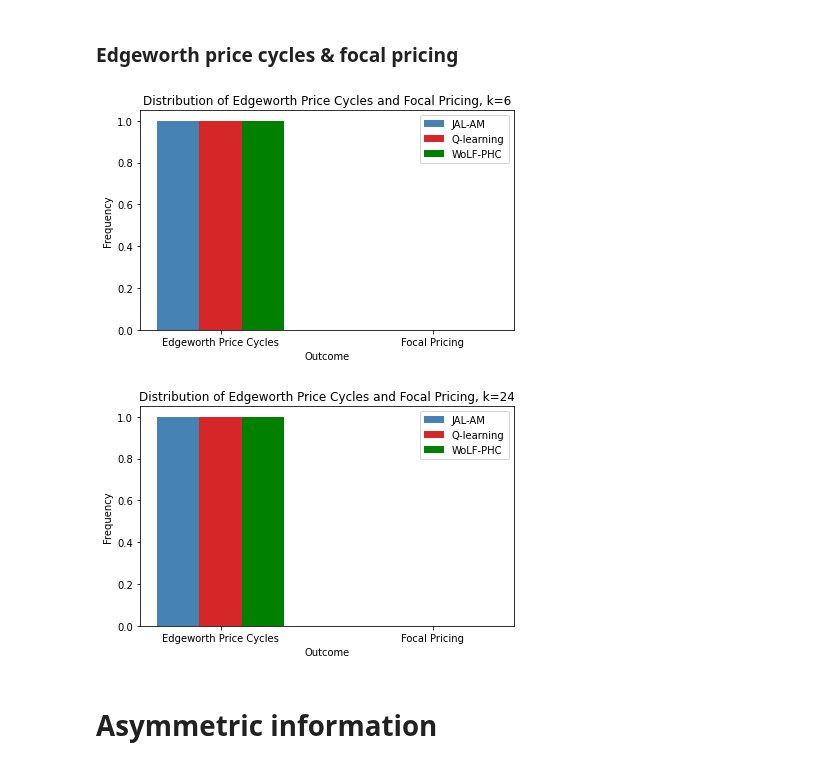
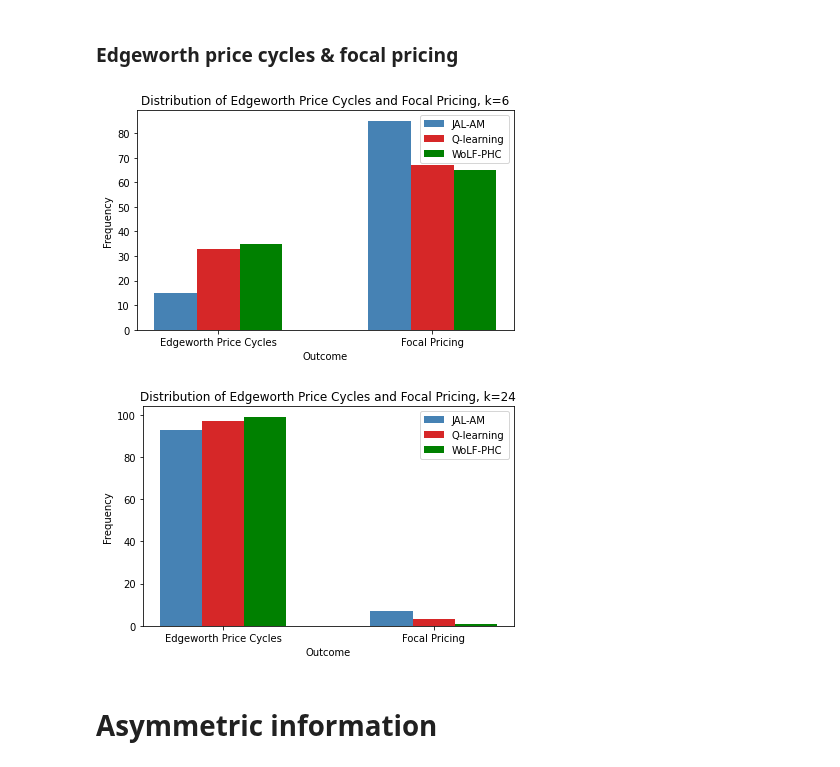
Before and after one commit to nicklasbusk/Bachelorprojekt, a Jupyter notebook: Code/graphs.ipynb, the cells around one changed output. Saved outputs shown, nothing was run; the diff lists cells and outputs as text; code cells hidden in the pictures.

```diff
--- a/Code/graphs.ipynb
+++ b/Code/graphs.ipynb
@@ -10,7 +11,7 @@ import seaborn as sns
 # %% [markdown]
 # Baseline
 # %%
-def run_sim(alpha, gamma, delta_l, delta_w, k, T, n):#(0.3,0.95,0.2,0.6,np.linspace(0,1,7),500000,100)
+def run_all_sim(alpha, gamma, delta_l, delta_w, k, T, n):#(0.3,0.95,0.2,0.6,np.linspace(0,1,7),500000,100)
     """
     args:
         alpha: step-size parameter
@@ -74,6 +75,32 @@ def run_sim(alpha, gamma, delta_l, delta_w, k, T, n):#(0.3,0.95,0.2,0.6,np.linsp
     avg_avg_profitabilities = np.divide(summed_avg_profitabilities, n)
     WoLF_PHC_res=[avg_avg_profitabilities, avg_prof_gain, edge, focal]
     return JAL_AM_res,Q_learner_res, WoLF_PHC_res, n, len(k)
+# %%
+def run_all_sim(n,k):
+    """
+    args:
+        alpha: step-size parameter
+        gamma: discount factor
+        delta_l:
+        delta_w:
+        k: length of price action vector
+        T: number of total simulations
+        n: number of runs simulated
+    returns:
+        JAL_AM_res: list conating avg. profitabilities, avg. profit gain, counter for both edgeworth price cycles and focal pricing for JAL-AM
+        Q_learner_res: list conating avg. profitabilities, avg. profit gain, counter for both edgeworth price cycles and focal pricing for Q-learning
+        WoLF_PHC_res: list conating avg. profitabilities, avg. profit gain, counter for both edgeworth price cycles and focal pricing for WoLF-PHC
+    """
+    avg_prof_JAL_AM, avg_prof_gain_JAL_AM, edge_JAL_AM, focal_JAL_AM = run_sim_JAL_AM(n, k)
+    JAL_AM_res = [avg_prof_JAL_AM, avg_prof_gain_JAL_AM, edge_JAL_AM, focal_JAL_AM]
+
+    avg_prof_Q, avg_prof_gain_Q, edge_Q, focal_Q = run_sim_Q(n, k)
+    Q_res = [avg_prof_Q, avg_prof_gain_Q, edge_Q, focal_Q]
+
+    avg_prof_WoLF_PHC, avg_prof_gain_WoLF_PHC, edge_WoLF_PHC, focal_WoLF_PHC = run_sim_wolf(n,k)
+    WoLF_PHC_res = [avg_prof_WoLF_PHC, avg_prof_gain_WoLF_PHC, edge_WoLF_PHC, focal_WoLF_PHC]
+
+    return JAL_AM_res,Q_res,WoLF_PHC_res
 # %%
-JAL_AM_res,Q_learner_res, WoLF_PHC_res, t, k=run_sim(0.3,0.95,0.2,0.6,np.linspace(0,1,7),500000,1)
+JAL_AM_res,Q_res,WoLF_PHC_res = run_all_sim(100, np.linspace(0,1, 7))
 # %%
@@ -108,6 +135,6 @@ def plot_profitability(t, k, JAL_AM_res, Q_learner_res, WoLF_PHC_res, mu=0, base
         plt.savefig(f'Graphs/asym_prof_k{k}_mu{mu}.png')
     plt.show()
 # %%
-plot_profitability(t, k, JAL_AM_res, Q_learner_res, WoLF_PHC_res, 0)
-plot_profitability(tt, k24, JAL_AM_res24, Q_learner_res24, WoLF_PHC_res24, 0)
+plot_profitability(100, 7, JAL_AM_res, Q_res, WoLF_PHC_res, 0)
+plot_profitability(100, 25, JAL_AM_res24, Q_res24, WoLF_PHC_res24, 0)
 # %% [output]
@@ -217,19 +244,19 @@ def plot_edge_focal(edgeworth_data, focal_data, k):
     plt.savefig(f'Graphs/edgeworth_focal_k{k}.png')
     plt.show()
 # %%
-edgeworth_data = [JAL_AM_res[2], Q_learner_res[2], WoLF_PHC_res[2]]
-focal_data = [JAL_AM_res[3], Q_learner_res[3], WoLF_PHC_res[3]]
+edgeworth_data = [JAL_AM_res[2], Q_res[2], WoLF_PHC_res[2]]
+focal_data = [JAL_AM_res[3], Q_res[3], WoLF_PHC_res[3]]
 
 plot_edge_focal(edgeworth_data, focal_data, 6)
 # %% [output]
-[figure, old version]
+[figure, new version]
 # %%
-edgeworth_data24 = [JAL_AM_res24[2], Q_learner_res24[2], WoLF_PHC_res24[2]]
-focal_data24 = [JAL_AM_res24[3], Q_learner_res24[3], WoLF_PHC_res24[3]]
+edgeworth_data24 = [JAL_AM_res24[2], Q_res24[2], WoLF_PHC_res24[2]]
+focal_data24 = [JAL_AM_res24[3], Q_res24[3], WoLF_PHC_res24[3]]
 
 plot_edge_focal(edgeworth_data24, focal_data24, 24)
 # %% [output]
-[figure, old version]
+[figure, new version]
 # %% [markdown]
 # Asymmetric information
 # %%
```
Also changed, not shown: parts of 16 cells of this notebook, 19 other files.
